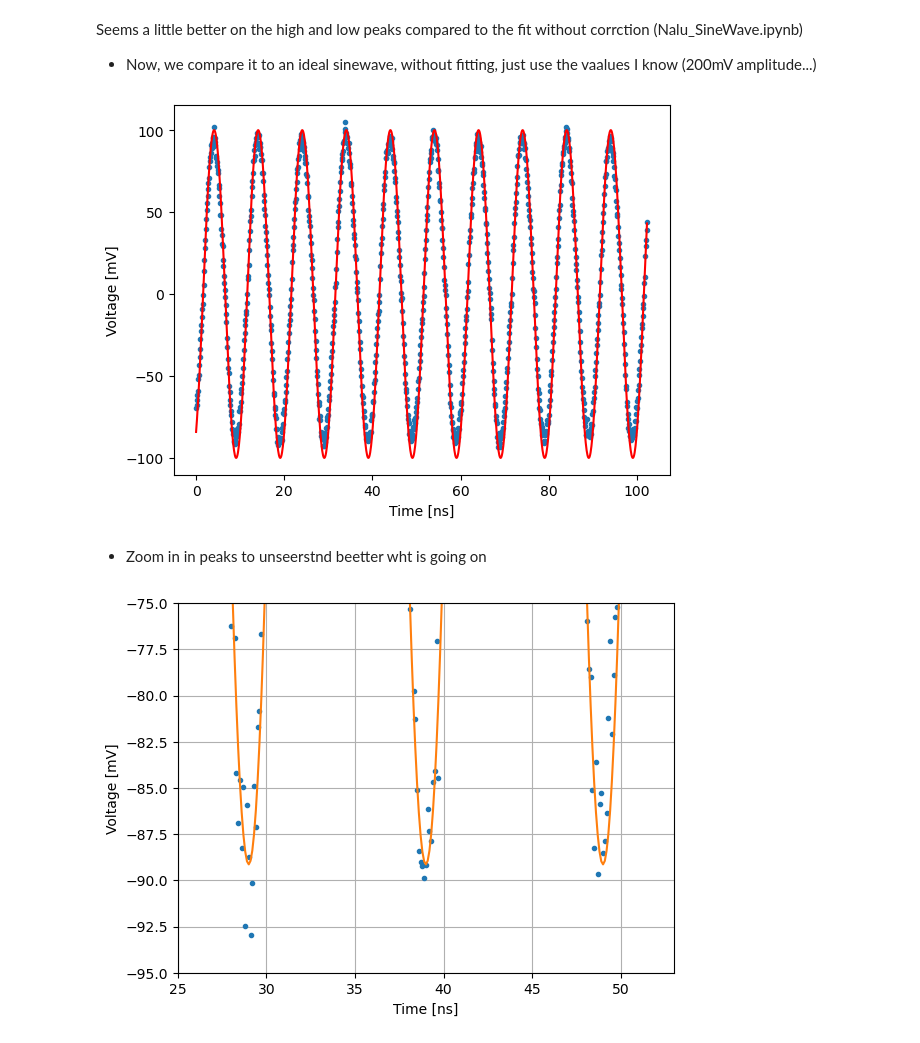
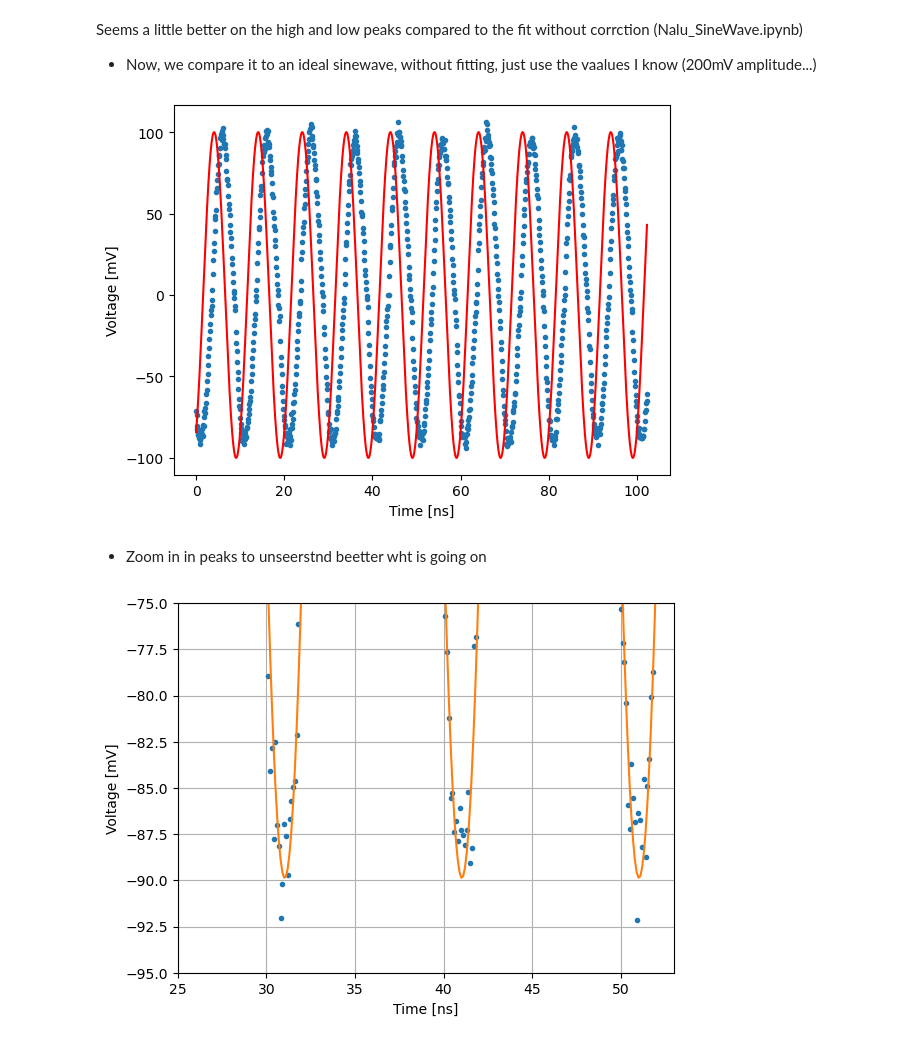
Before and after one commit to sigarnero/GasPM, a Jupyter notebook: NALU_calibration/Nalu_ADCcorrectd.ipynb, the cells around one changed output. Drawn from its saved outputs; the diff is of its cells as text; code cells hidden in the pictures.

```diff
--- a/NALU_calibration/Nalu_ADCcorrectd.ipynb
+++ b/NALU_calibration/Nalu_ADCcorrectd.ipynb
@@ -261,16 +259,16 @@ Seems a little better on the high and low peaks compared to the fit without corr
 # %%
 x = np.linspace(0,102.3,1024)
 y = sinewave(x, 100, 0.1, -1, 0)
-plt.plot(time, output[777],'.')
+plt.plot(time, output[100],'.')
 plt.plot(x,y, color='red')
 plt.xlabel("Time [ns]")
 plt.ylabel("Voltage [mV]");
 # %% [output]
-[figure, old version]
+[figure, new version]
 # %% [markdown]
 * Zoom in in peaks to unseerstnd beetter wht is going on
 # %%
-plt.plot(time, output[777], '.', label="Data")
+plt.plot(time, output[100], '.', label="Data")
 plt.plot(time, sinewave(time, *p), label="Fit")
 plt.xlabel("Time [ns]")
 plt.ylabel("Voltage [mV]")
@@ -278,5 +276,5 @@ plt.xlim(25, 53)
 plt.ylim(-95, -75)
 plt.grid();
 # %% [output]
-[figure, old version]
+[figure, new version]
 # %%
```
Also changed, not shown: parts of 5 cells of this notebook, 2 other files.
